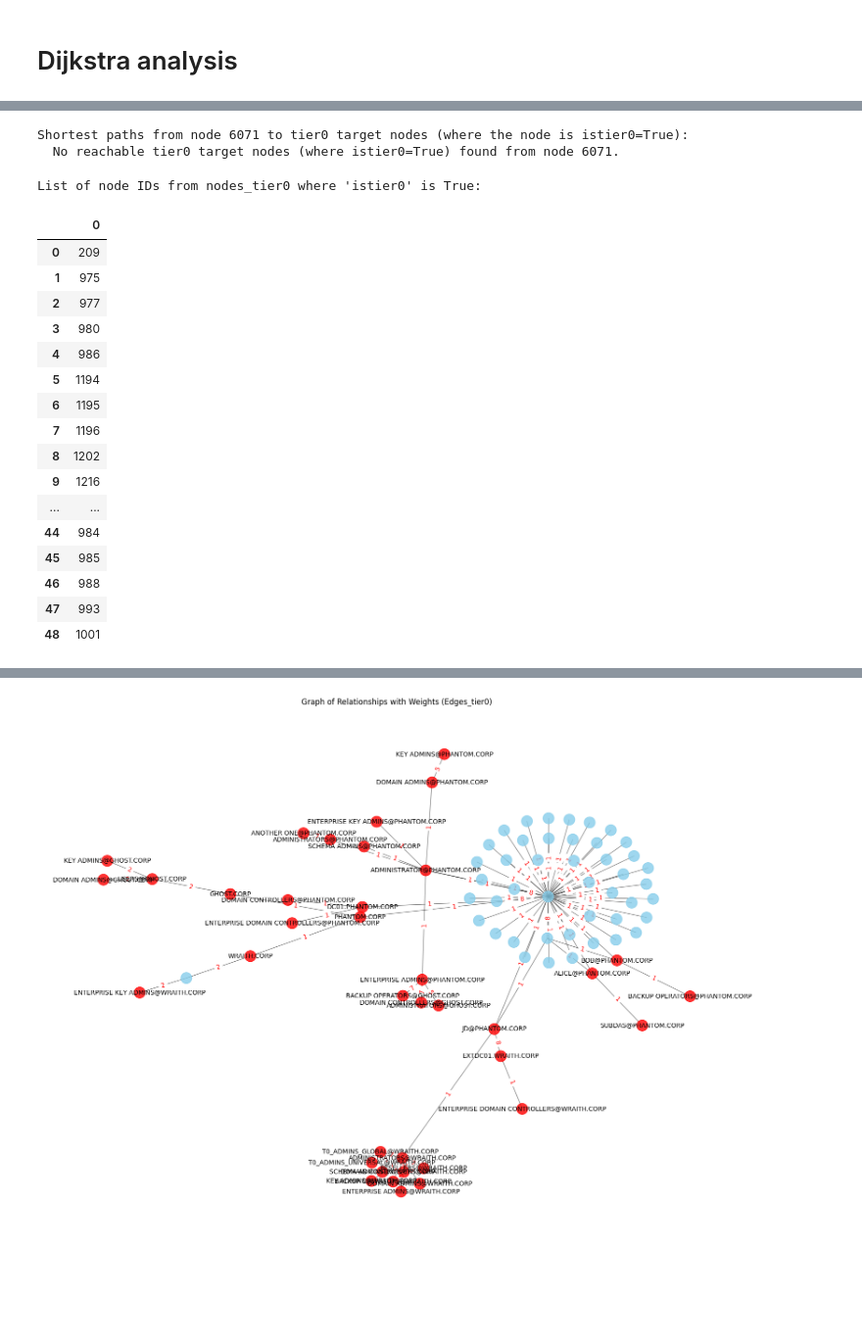
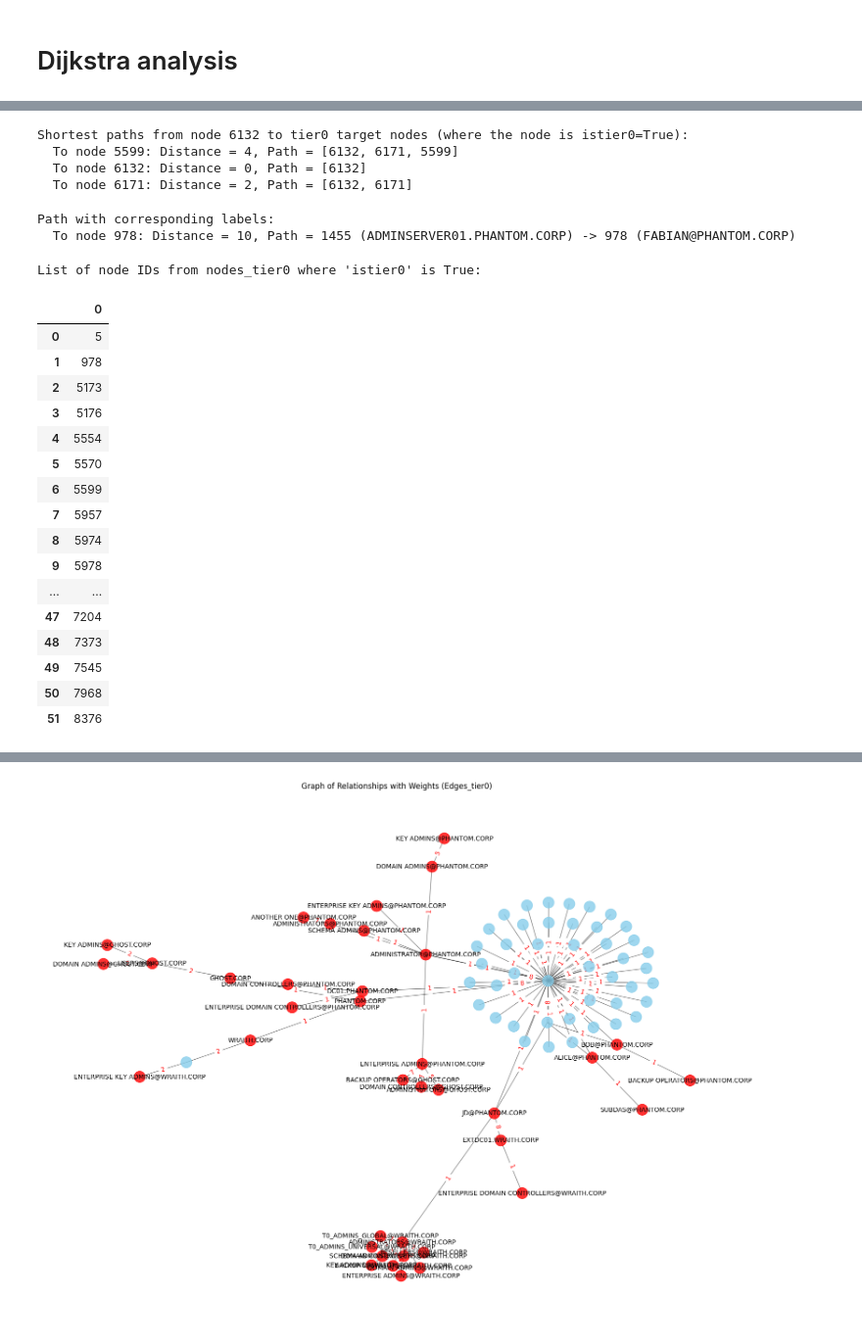
Before and after one commit to markajbell/BH, a Jupyter notebook: Import.ipynb, the cells around one changed output, grey strips where cells are left out. Shown at 98% size. Saved outputs shown, nothing was run; the diff lists cells and outputs as text; code cells hidden in the pictures; blank space fills up the shorter version.

```diff
--- a/Import.ipynb
+++ b/Import.ipynb
@@ -45,7 +45,7 @@ import pandas as pd
 import json
 
 # Open JSON file
-with open('data/sp-tier0.json', 'r') as f:
+with open('tier0.json', 'r') as f:
     data_all = json.load(f)
 
 #Create a dataframe from the uploaded JSON
@@ -278,6 +195,3 @@ edges_all
 | 7 | 7675 | 5179 | MemberOf | MemberOf | 2025-05-13T13:28:44.995877259Z | 1 |
 | 8 | 5179 | 7204 | GenericAll | GenericAll | 2025-05-13T13:28:41.853681099Z | 9 |
 | 9 | 7204 | 9999 | tier0 | tier0 | 2025-05-13T13:28:41.853681099Z | 20 |
-# %%
-pd.set_option("display.max_colwidth", None)
-edges_all
@@ -578,7 +471,7 @@ def dijkstra_shortest_path(edges, nodes, start_node_id):
     priority_queue = [(0, start_node_id)]
 
     # Filter target nodes based on the criteria (target is a tier0 node and that node is istier0=True)
-    tier0_target_nodes = nodes_tier0[(nodes_tier0['istier0'] == True) & (nodes_tier0['node_id'].isin(edges['target'].tolist()))]['node_id'].tolist()
+    tier0_target_nodes = nodes_all[(nodes_all['istier0'] == True) & (nodes_all['node_id'].isin(edges['target'].tolist()))]['node_id'].tolist()
 
     shortest_paths_to_tier0 = {}
 
@@ -611,8 +504,10 @@ def dijkstra_shortest_path(edges, nodes, start_node_id):
     return filtered_shortest_paths, filtered_predecessors
 
 # Example usage: Find the shortest path from node 6071 to the specified tier0 nodes
-start_node = 6071
-shortest_paths_to_tier0_targets, path_predecessors = dijkstra_shortest_path(edges_all, nodes_tier0, start_node)
+#start_node = 8364 # system@mylab.local
+#start_node = 1012 # users@mylab.local
+#start_node = 1199
+shortest_paths_to_tier0_targets, path_predecessors = dijkstra_shortest_path(edges_all, nodes_all, start_node)
 
 print(f"\nShortest paths from node {start_node} to tier0 target nodes (where the node is istier0=True):")
 if shortest_paths_to_tier0_targets:
@@ -628,34 +523,61 @@ if shortest_paths_to_tier0_targets:
 else:
     print(f"  No reachable tier0 target nodes (where istier0=True) found from node {start_node}.")
 # %% [output]
-Shortest paths from node 6071 to tier0 target nodes (where the node is istier0=True):
-  No reachable tier0 target nodes (where istier0=True) found from node 6071.
+Shortest paths from node 6132 to tier0 target nodes (where the node is istier0=True):
+  To node 5599: Distance = 4, Path = [6132, 6171, 5599]
+  To node 6132: Distance = 0, Path = [6132]
+  To node 6171: Distance = 2, Path = [6132, 6171]
+# %%
+# prompt: for each value in path display the corresponding label from nodes_all
+
+# Display the corresponding label from nodes_all for each value in the path
+print("\nPath with corresponding labels:")
+if shortest_paths_to_tier0_targets:
+    for target_node_id, distance in shortest_paths_to_tier0_targets.items():
+        path = []
+        current = target_node_id
+        while current is not None:
+            path.append(current)
+            current = path_predecessors.get(current)
+        path.reverse()
+
+        labeled_path = []
+        for node_id in path:
+            node_label = nodes_all[nodes_all['node_id'] == node_id]['label'].iloc[0] if node_id in nodes_all['node_id'].values else f"Unknown Node {node_id}"
+            labeled_path.append(f"{node_id} ({node_label})")
+
+        print(f"  To node {target_node_id}: Distance = {distance}, Path = {' -> '.join(labeled_path)}")
+else:
+    print(f"  No reachable tier0 target nodes (where istier0=True) found from node {start_node}.")
+# %% [output]
+Path with corresponding labels:
+  To node 978: Distance = 10, Path = 1455 (ADMINSERVER01.PHANTOM.CORP) -> 978 (FABIAN@PHANTOM.CORP)
 # %%
 # prompt: get a list of nodes from nodes_tier0 where nodes_tier0['istier0']=True and put them in a list called Nodes_tier0_istier0
 
-nodes_tier0_istier0 = nodes_tier0[nodes_tier0['istier0'] == True]['node_id'].tolist()
+nodes_tier0_istier0 = nodes_all[nodes_all['istier0'] == True]['node_id'].tolist()
 print("\nList of node IDs from nodes_tier0 where 'istier0' is True:")
 nodes_tier0_istier0 = pd.DataFrame(nodes_tier0_istier0 )
 nodes_tier0_istier0
 # %% [output]
 List of node IDs from nodes_tier0 where 'istier0' is True:
 |  | 0 |
-| 0 | 209 |
-| 1 | 975 |
-| 2 | 977 |
-| 3 | 980 |
-| 4 | 986 |
-| 5 | 1194 |
-| 6 | 1195 |
-| 7 | 1196 |
-| 8 | 1202 |
-| 9 | 1216 |
+| 0 | 5 |
+| 1 | 978 |
+| 2 | 5173 |
+| 3 | 5176 |
+| 4 | 5554 |
+| 5 | 5570 |
+| 6 | 5599 |
+| 7 | 5957 |
+| 8 | 5974 |
+| 9 | 5978 |
 | ... | ... |
-| 44 | 984 |
-| 45 | 985 |
-| 46 | 988 |
-| 47 | 993 |
-| 48 | 1001 |
+| 47 | 7204 |
+| 48 | 7373 |
+| 49 | 7545 |
+| 50 | 7968 |
+| 51 | 8376 |
 # %%
 # prompt: change the columns name in nodes_tier0_istier0  to node_id
 
```
Also changed, not shown: parts of 19 cells of this notebook.
